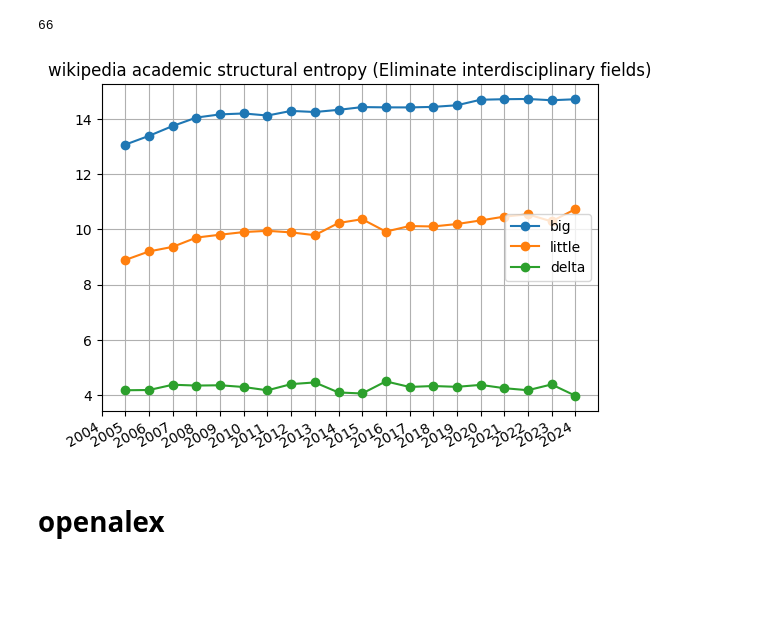
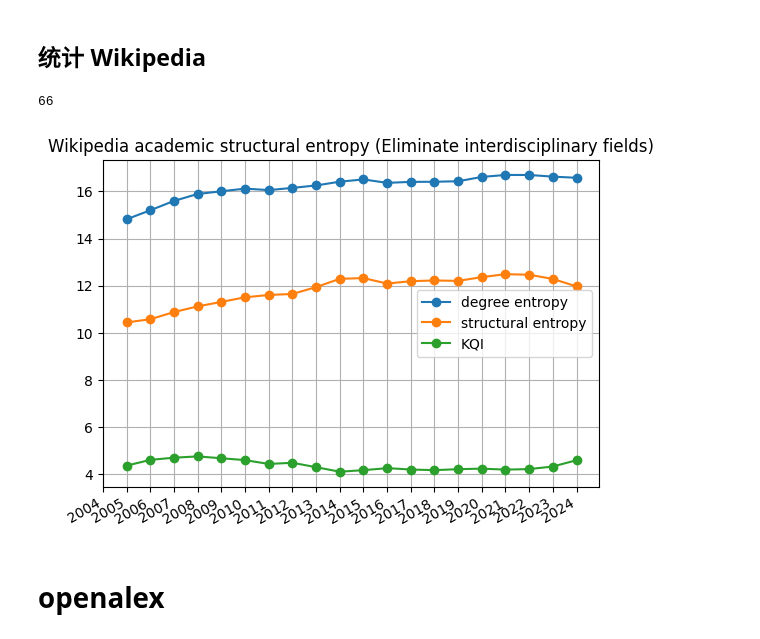
Before and after one commit to knogen/graph-computing-go, a Jupyter notebook: lab/new_structural_entropy.ipynb, the cells around one changed output. Saved outputs shown, nothing was run; the diff lists cells and outputs as text; code cells hidden in the pictures; blank space fills up the shorter version.

```diff
--- a/lab/new_structural_entropy.ipynb
+++ b/lab/new_structural_entropy.ipynb
@@ -3,3 +4,5 @@
+# %% [markdown]
+## 统计  Wikipedia
 # %%
 import pymongo
 import matplotlib.pyplot as plt
@@ -22,8 +74,8 @@ year_range = np.arange(start_year, end_year+1, dtype=np.int16)
 
 
 entropy_lv = {
-    "big":np.full(end_year-start_year+1,np.nan),
-    'little':np.full(end_year-start_year+1,np.nan),
+    "degree entropy":np.full(end_year-start_year+1,np.nan),
+    'structural entropy':np.full(end_year-start_year+1,np.nan),
     # 'delta':np.full(end_year-start_year+1,np.nan)
 }
 for lv in range(3,4):
@@ -31,17 +83,17 @@ for lv in range(3,4):
         index = doc['year'] - start_year
         if index <= 0:
             continue
-        entropy_lv['little'][index] = doc['entropy']['littleentropy']
-        entropy_lv['big'][index] = doc['entropy']['bigentropy']
+        entropy_lv['structural entropy'][index] = doc['entropy']['littlestructuralentropy']
+        entropy_lv['degree entropy'][index] = doc['entropy']['bigdegreeentropy']
 
-entropy_lv['delta'] = entropy_lv['big'] - entropy_lv['little']
+entropy_lv['KQI'] = entropy_lv['degree entropy'] - entropy_lv['structural entropy']
 df = pd.DataFrame(entropy_lv, index=year_range)
 # %%
 df.plot( marker='o')
 # plt.xlim(start_year, end_year)
-plt.title("wikipedia academic structural entropy (Eliminate interdisciplinary fields)")
+plt.title("Wikipedia academic structural entropy (Eliminate interdisciplinary fields)")
 plt.xticks(year_range)
 plt.grid()
 plt.gcf().autofmt_xdate()
 # %% [output]
-[figure, old version]
+[figure, new version]
```
Also changed, not shown: parts of 19 cells of this notebook, 17 other files.
